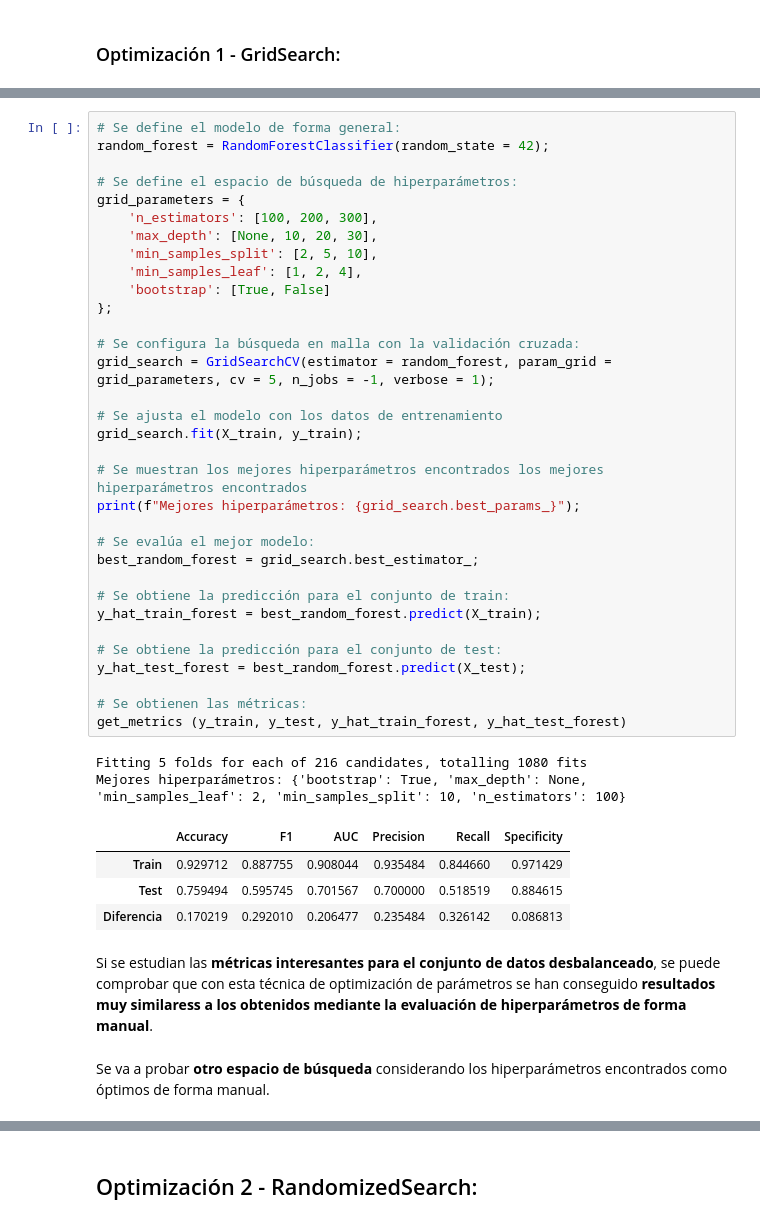
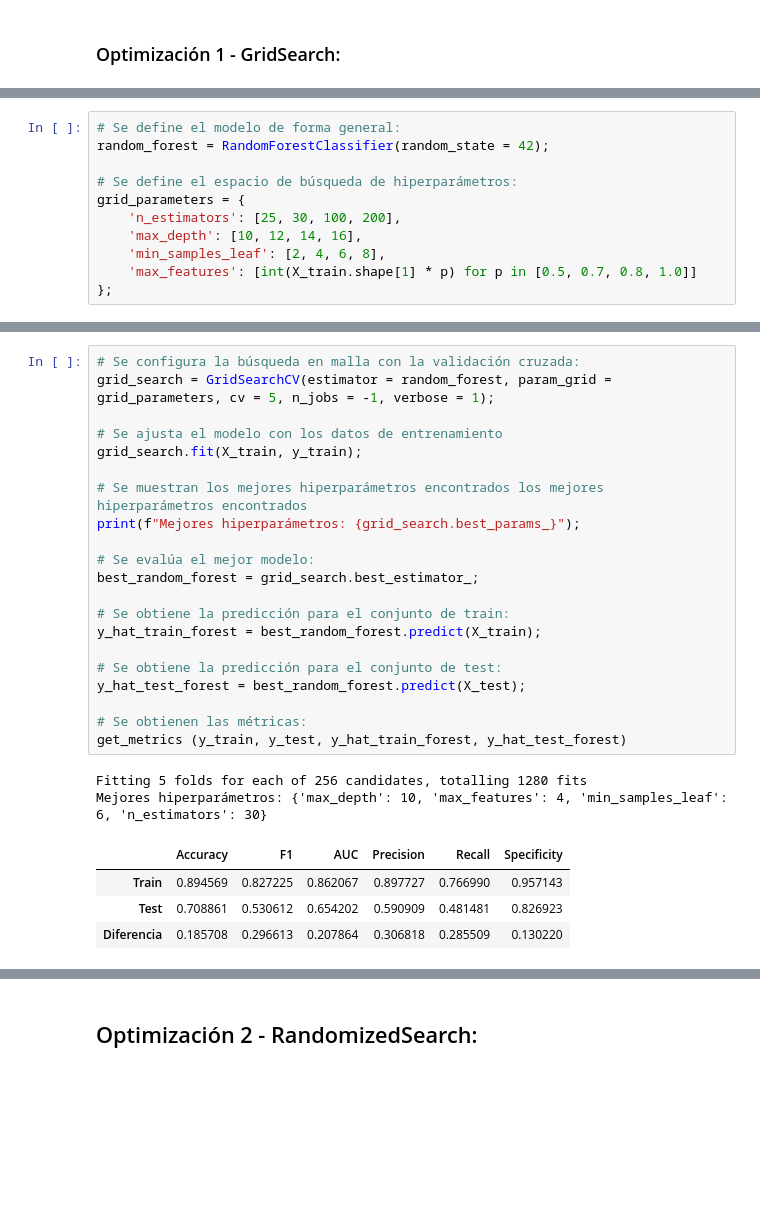
Before and after one commit to 4GeeksAcademy/random-forests-clara-ab, a Jupyter notebook: src/explore.ipynb, the cells around one changed output, grey strips where cells are left out. Cells and saved outputs as stored; diff of their text form; blank space fills up the shorter version.

Commit message:
Random Forest - Clara Arribas

```diff
--- a/src/explore.ipynb
+++ b/src/explore.ipynb
@@ -851,0 +812,11 @@ Para poder utilizarlo, es necesario, por lo tanto, definir el espacio de búsque
+# %%
+# Se define el modelo de forma general:
+random_forest = RandomForestClassifier(random_state = 42);
+
+# Se define el espacio de búsqueda de hiperparámetros:
+grid_parameters = {
+    'n_estimators': [25, 30, 100, 200],
+    'max_depth': [10, 12, 14, 16],
+    'min_samples_leaf': [2, 4, 6, 8],
+    'max_features': [int(X_train.shape[1] * p) for p in [0.5, 0.7, 0.8, 1.0]]
+};
@@ -852,44 +829,28 @@ Para poder utilizarlo, es necesario, por lo tanto, definir el espacio de búsque
 # %%
-# Se define el modelo de forma general:
-random_forest = RandomForestClassifier(random_state = 42);
-
-# Se define el espacio de búsqueda de hiperparámetros:
-grid_parameters = {
-    'n_estimators': [100, 200, 300],
-    'max_depth': [None, 10, 20, 30],
-    'min_samples_split': [2, 5, 10],
-    'min_samples_leaf': [1, 2, 4],
-    'bootstrap': [True, False]
-};
-
 # Se configura la búsqueda en malla con la validación cruzada:
 grid_search = GridSearchCV(estimator = random_forest, param_grid = grid_parameters, cv = 5, n_jobs = -1, verbose = 1);
 
 # Se ajusta el modelo con los datos de entrenamiento
 grid_search.fit(X_train, y_train);
 
 # Se muestran los mejores hiperparámetros encontrados los mejores hiperparámetros encontrados
 print(f"Mejores hiperparámetros: {grid_search.best_params_}");
 
 # Se evalúa el mejor modelo:
 best_random_forest = grid_search.best_estimator_;
 
 # Se obtiene la predicción para el conjunto de train:
 y_hat_train_forest = best_random_forest.predict(X_train);
 
 # Se obtiene la predicción para el conjunto de test:
 y_hat_test_forest = best_random_forest.predict(X_test);
 
 # Se obtienen las métricas:
 get_metrics (y_train, y_test, y_hat_train_forest, y_hat_test_forest)
 # %% [output]
-Fitting 5 folds for each of 216 candidates, totalling 1080 fits
-Mejores hiperparámetros: {'bootstrap': True, 'max_depth': None, 'min_samples_leaf': 2, 'min_samples_split': 10, 'n_estimators': 100}
+Fitting 5 folds for each of 256 candidates, totalling 1280 fits
+Mejores hiperparámetros: {'max_depth': 10, 'max_features': 4, 'min_samples_leaf': 6, 'n_estimators': 30}
 |  | Accuracy | F1 | AUC | Precision | Recall | Specificity |
-| Train | 0.929712 | 0.887755 | 0.908044 | 0.935484 | 0.844660 | 0.971429 |
-| Test | 0.759494 | 0.595745 | 0.701567 | 0.700000 | 0.518519 | 0.884615 |
-| Diferencia | 0.170219 | 0.292010 | 0.206477 | 0.235484 | 0.326142 | 0.086813 |
+| Train | 0.894569 | 0.827225 | 0.862067 | 0.897727 | 0.766990 | 0.957143 |
+| Test | 0.708861 | 0.530612 | 0.654202 | 0.590909 | 0.481481 | 0.826923 |
+| Diferencia | 0.185708 | 0.296613 | 0.207864 | 0.306818 | 0.285509 | 0.130220 |
-# %% [markdown]
-Si se estudian las **métricas interesantes para el conjunto de datos desbalanceado**, se puede comprobar que con esta técnica de optimización de parámetros se han conseguido **resultados muy similaress a los obtenidos mediante la evaluación de hiperparámetros de forma manual**.
-# %% [markdown]
-Se va a probar **otro espacio de búsqueda** considerando los hiperparámetros encontrados como óptimos de forma manual.
```
Also changed, not shown: parts of 20 cells of this notebook.
